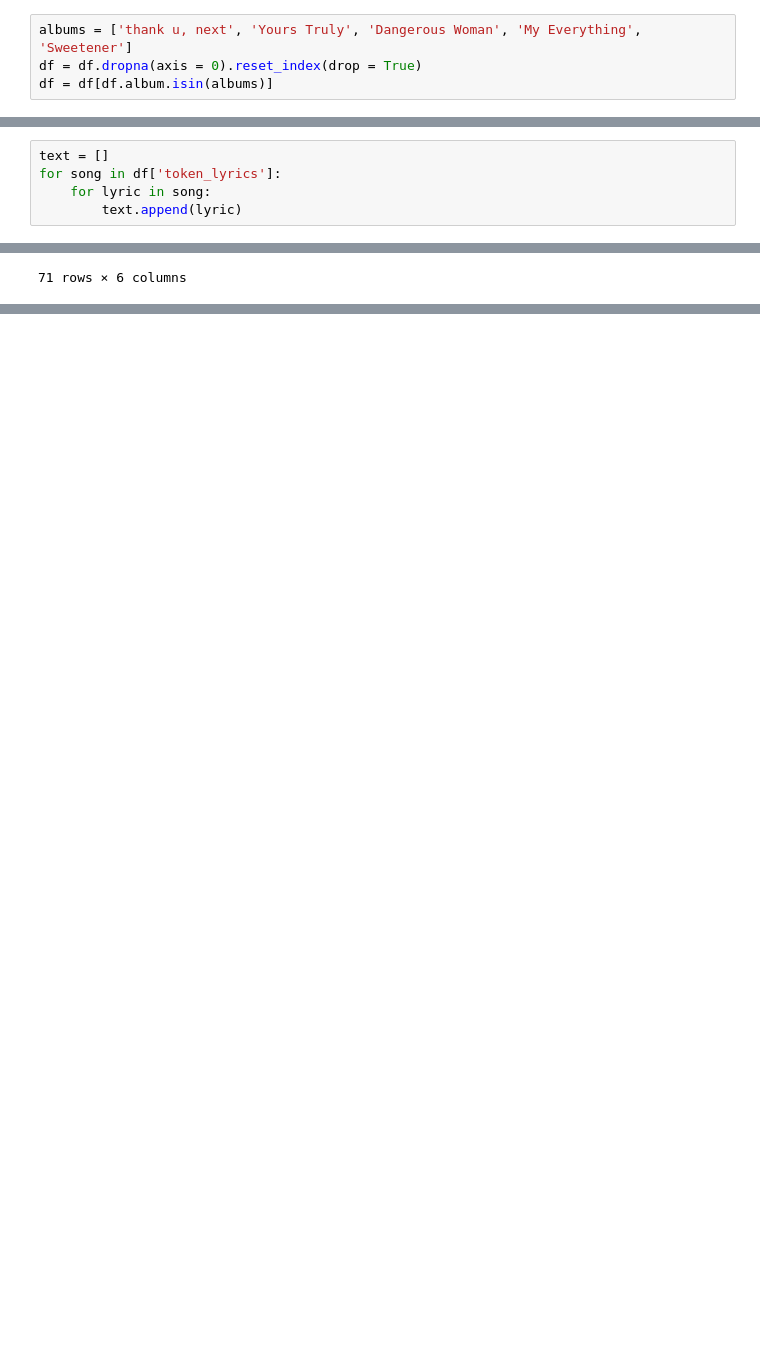
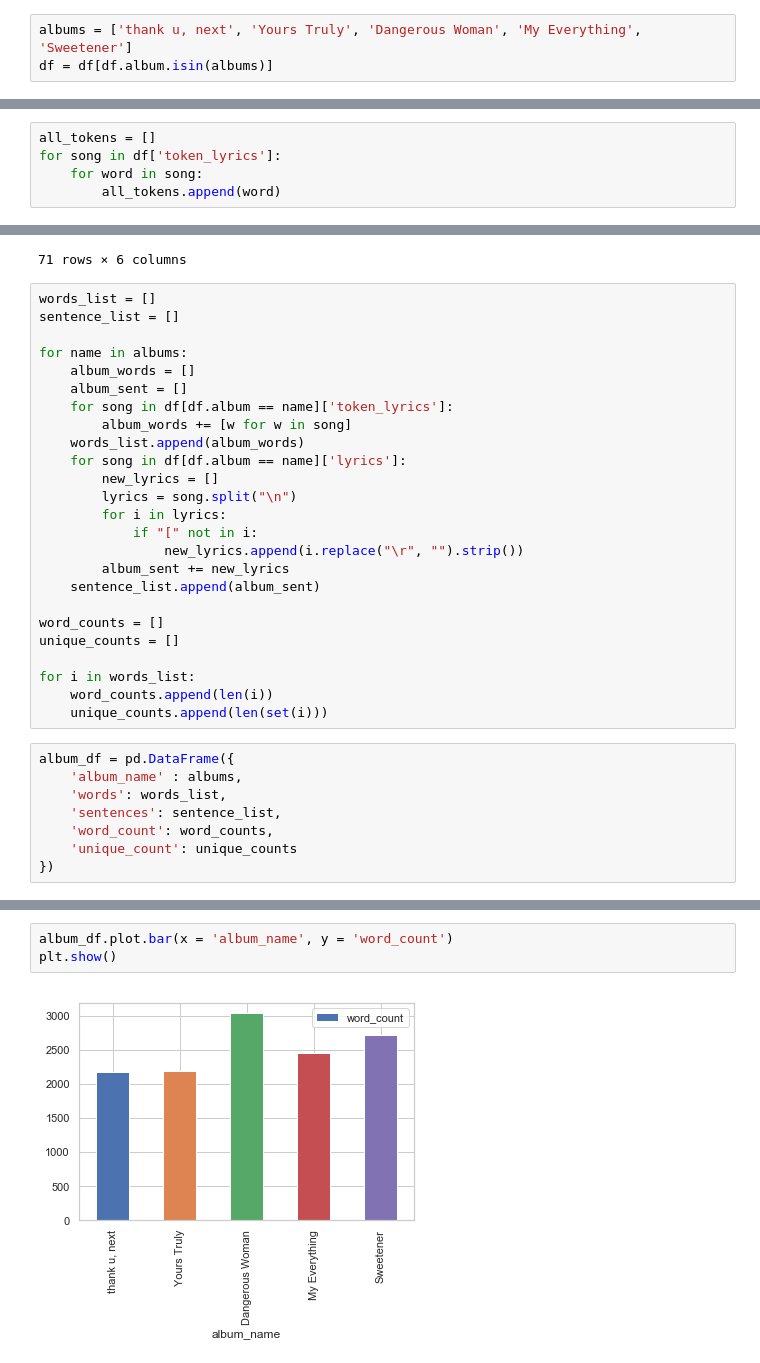
Before and after one commit to victoriahuynh/arianalysis, a Jupyter notebook: analysis.ipynb, the cells around one changed output, grey strips where cells are left out. Cells and saved outputs as stored; diff of their text form; blank space fills up the shorter version.

Commit message:
new visualizations

```diff
--- a/analysis.ipynb
+++ b/analysis.ipynb
@@ -17,7 +20,6 @@ stop_words.update(["bout", "em", "cause"])
 df = pd.read_csv('discography.csv')
 # %%
 albums = ['thank u, next', 'Yours Truly', 'Dangerous Woman', 'My Everything', 'Sweetener']
-df = df.dropna(axis = 0).reset_index(drop = True)
 df = df[df.album.isin(albums)]
 # %%
 total_lyrics = []
@@ -50,10 +46,10 @@ cloud_mask = np.array(Image.open("img/cloud.png"))
 ariana_mask = np.array(Image.open("img/ariana.jpg"))
 heart_mask = np.array(Image.open("img/heart.jpg"))
 # %%
-text = []
+all_tokens = []
 for song in df['token_lyrics']:
-    for lyric in song:
-        text.append(lyric)
+    for word in song:
+        all_tokens.append(word)
 # %%
 wordcloud = WordCloud(collocations=False, mask = heart_mask, width = 2000, height = 1000, stopwords = stop_words, background_color="white", colormap = "Blues").generate(" ".join(text))
 
@@ -93 +89,34 @@ df
 71 rows × 6 columns
+# %%
+words_list = []
+sentence_list = []
+
+for name in albums:
+    album_words = []
+    album_sent = []
+    for song in df[df.album == name]['token_lyrics']:
+        album_words += [w for w in song]
+    words_list.append(album_words)
+    for song in df[df.album == name]['lyrics']:
+        new_lyrics = []
+        lyrics = song.split("\n")
+        for i in lyrics:
+            if "[" not in i:
+                new_lyrics.append(i.replace("\r", "").strip())
+        album_sent += new_lyrics
+    sentence_list.append(album_sent)
+
+word_counts = []
+unique_counts = []
+
+for i in words_list:
+    word_counts.append(len(i))
+    unique_counts.append(len(set(i)))
+# %%
+album_df = pd.DataFrame({
+    'album_name' : albums,
+    'words': words_list,
+    'sentences': sentence_list,
+    'word_count': word_counts,
+    'unique_count': unique_counts
+})
@@ -93,0 +157,5 @@ df
+# %%
+album_df.plot.bar(x = 'album_name', y = 'word_count')
+plt.show()
+# %% [output]
+[figure, added]
```
Also changed, not shown: parts of 12 cells of this notebook, 16 other files.
